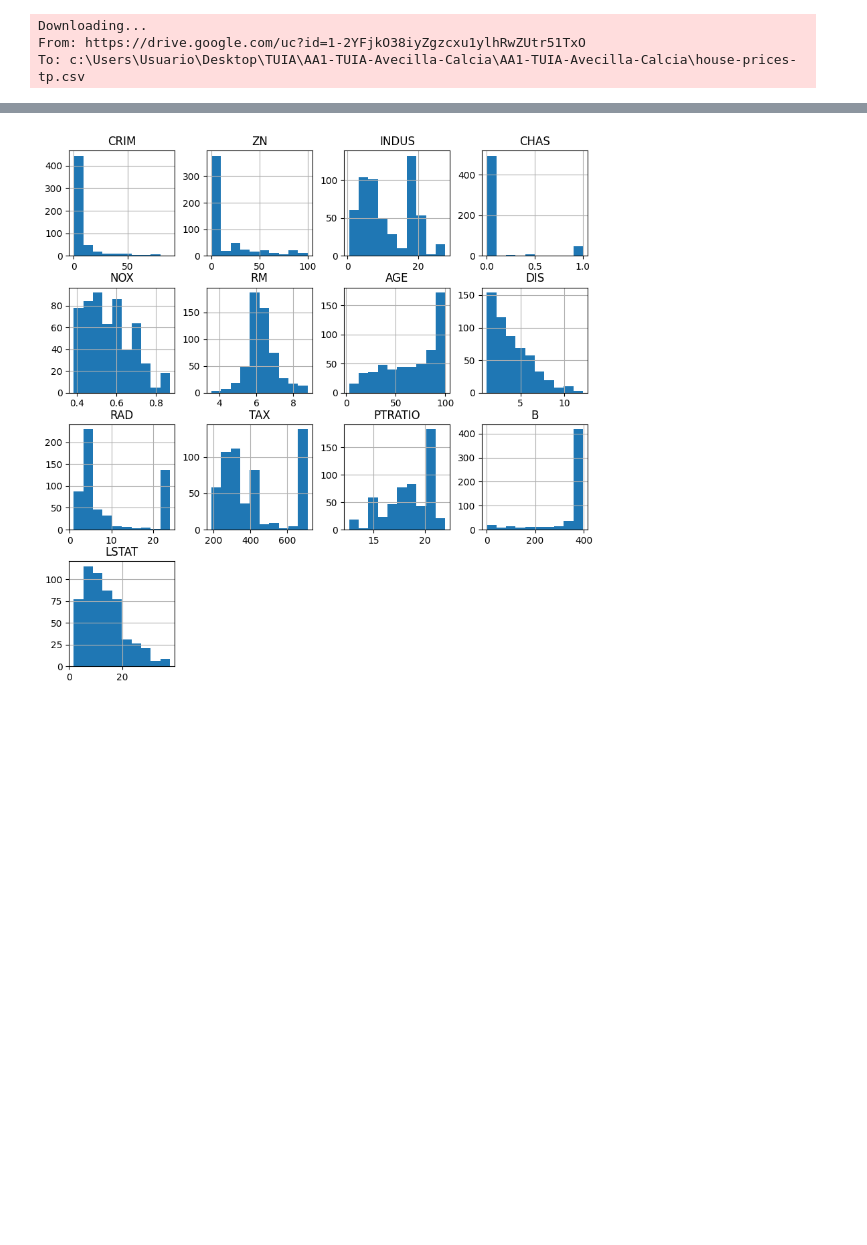
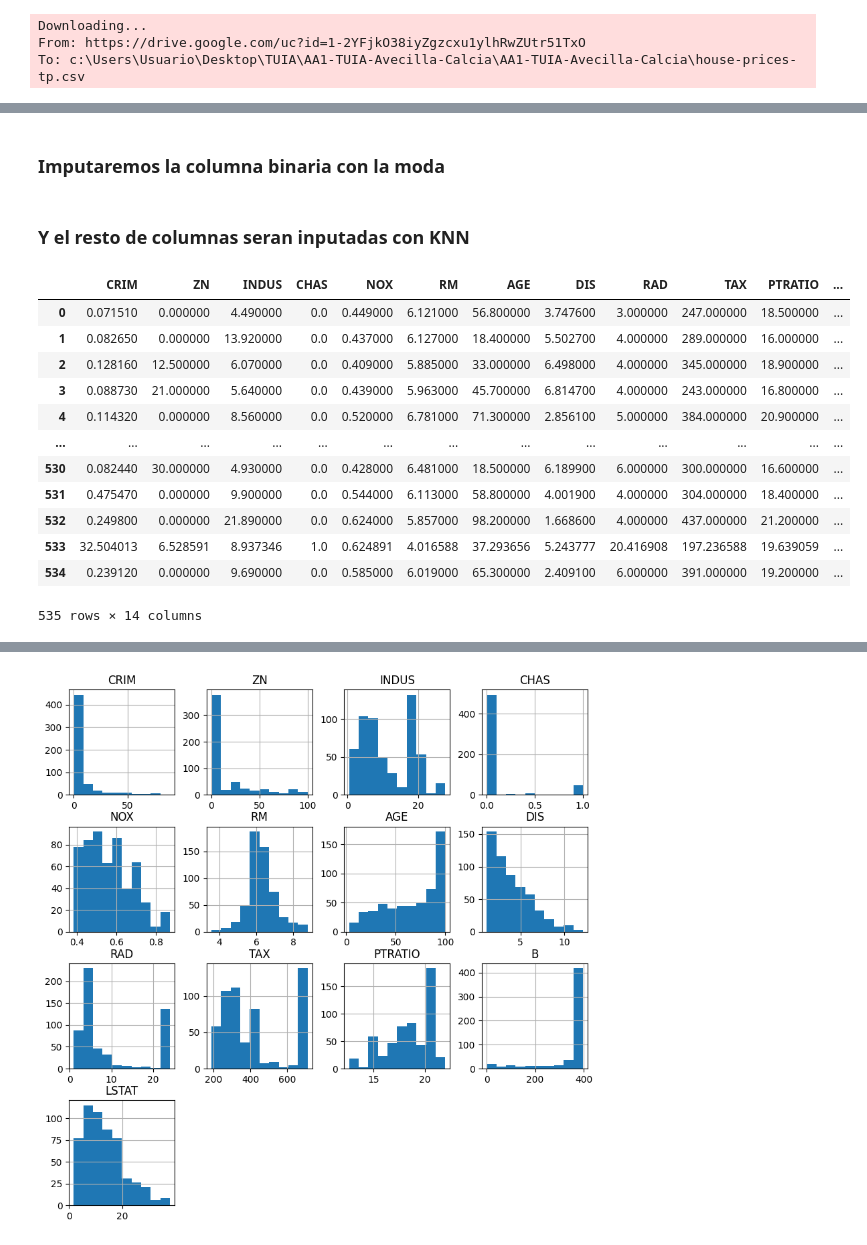
Before and after one commit to Tomas8x/AA1-TUIA-Avecilla-Calcia, a Jupyter notebook: TP_regresion_AA1.ipynb, the cells around one changed output, grey strips where cells are left out. Saved outputs shown, nothing was run; the diff lists cells and outputs as text; code cells hidden in the pictures; blank space fills up the shorter version.

```diff
--- a/TP_regresion_AA1.ipynb
+++ b/TP_regresion_AA1.ipynb
@@ -85,0 +74,11 @@ primero que nada dividimos el dataset para que los datos de testeos no sean modi
+# %%
+filas_nan = []
+
+for index, row in df_precios_casas.iterrows():
+    # Verificamos si la fila tiene más de 11 NaN o si el valor de MEDV es NaN
+    if row.isnull().sum() > 11 or pd.isnull(row['MEDV']):
+        filas_nan.append(index)
+
+df_precios_casas.drop(index=filas_nan, inplace=True)
+
+print(f"Filas eliminadas: {len(filas_nan)}")
@@ -85,0 +106,2 @@ primero que nada dividimos el dataset para que los datos de testeos no sean modi
+# %% [markdown]
+### Imputaremos la columna binaria con la moda
@@ -85,0 +110,2 @@ primero que nada dividimos el dataset para que los datos de testeos no sean modi
+# %% [markdown]
+### Y el resto de columnas seran inputadas con KNN
@@ -85,0 +118,16 @@ primero que nada dividimos el dataset para que los datos de testeos no sean modi
+# %%
+df_precios_casas
+# %% [output]
+|  | CRIM | ZN | INDUS | CHAS | NOX | RM | AGE | DIS | RAD | TAX | PTRATIO | ... |
+| 0 | 0.071510 | 0.000000 | 4.490000 | 0.0 | 0.449000 | 6.121000 | 56.800000 | 3.747600 | 3.000000 | 247.000000 | 18.500000 | ... |
+| 1 | 0.082650 | 0.000000 | 13.920000 | 0.0 | 0.437000 | 6.127000 | 18.400000 | 5.502700 | 4.000000 | 289.000000 | 16.000000 | ... |
+| 2 | 0.128160 | 12.500000 | 6.070000 | 0.0 | 0.409000 | 5.885000 | 33.000000 | 6.498000 | 4.000000 | 345.000000 | 18.900000 | ... |
+| 3 | 0.088730 | 21.000000 | 5.640000 | 0.0 | 0.439000 | 5.963000 | 45.700000 | 6.814700 | 4.000000 | 243.000000 | 16.800000 | ... |
+| 4 | 0.114320 | 0.000000 | 8.560000 | 0.0 | 0.520000 | 6.781000 | 71.300000 | 2.856100 | 5.000000 | 384.000000 | 20.900000 | ... |
+| ... | ... | ... | ... | ... | ... | ... | ... | ... | ... | ... | ... | ... |
+| 530 | 0.082440 | 30.000000 | 4.930000 | 0.0 | 0.428000 | 6.481000 | 18.500000 | 6.189900 | 6.000000 | 300.000000 | 16.600000 | ... |
+| 531 | 0.475470 | 0.000000 | 9.900000 | 0.0 | 0.544000 | 6.113000 | 58.800000 | 4.001900 | 4.000000 | 304.000000 | 18.400000 | ... |
+| 532 | 0.249800 | 0.000000 | 21.890000 | 0.0 | 0.624000 | 5.857000 | 98.200000 | 1.668600 | 4.000000 | 437.000000 | 21.200000 | ... |
+| 533 | 32.504013 | 6.528591 | 8.937346 | 1.0 | 0.624891 | 4.016588 | 37.293656 | 5.243777 | 20.416908 | 197.236588 | 19.639059 | ... |
+| 534 | 0.239120 | 0.000000 | 9.690000 | 0.0 | 0.585000 | 6.019000 | 65.300000 | 2.409100 | 6.000000 | 391.000000 | 19.200000 | ... |
+535 rows × 14 columns
```
Also changed, not shown: parts of 24 cells of this notebook.
